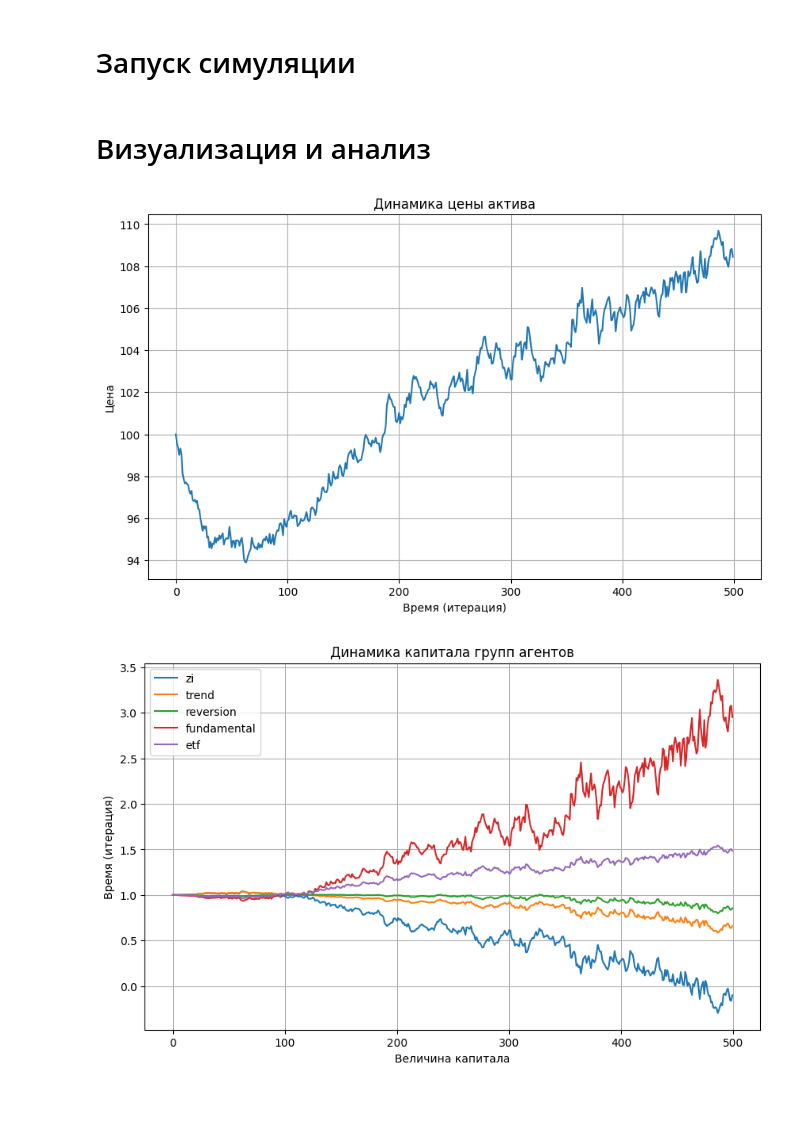
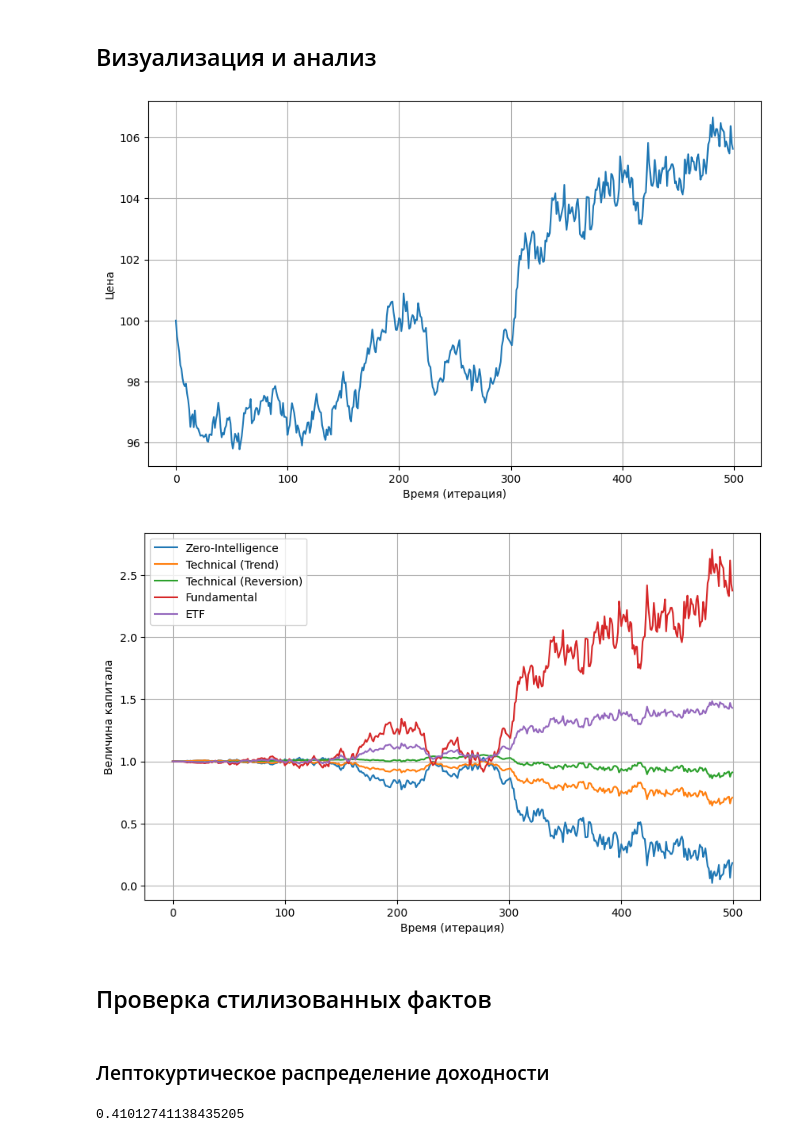
Before and after one commit to eura17/agent-based-financial-market, a Jupyter notebook: research/simulation.ipynb, the cells around one changed output. Drawn from its saved outputs; the diff is of its cells as text; code cells hidden in the pictures; blank space fills up the shorter version.

```diff
--- a/research/simulation.ipynb
+++ b/research/simulation.ipynb
@@ -42,10 +49,10 @@ def init_tech_reversion_agents(windows_size: list[int] = [2, 3, 4, 5], pct: floa
     ]
 
 def init_fundamental_agents(
-    mu: float = 0.000185,
-    sigma: float = 0.000199,
-    min: float = (1 - 0.06) ** (1 / 90) - 1,
-    max: float = (1 + 0.06) ** (1 / 90) - 1,
+    mu: float = 0.000172,
+    sigma: float = 0.000193,
+    min: float = -0.000624,
+    max: float = 0.000624,
     pct: float = 0.05,
 ) -> list[FundamentalTrader]:
     return [
@@ -77,11 +76,17 @@ agents = (
-# %% [markdown]
-# Запуск симуляции
 # %%
+random.seed(777)
+
 engine = Engine()
 engine.run(
-    agents=agents,
+    agents=(
+        init_zi_agents()
+        + init_tech_trend_agents()
+        + init_tech_reversion_agents()
+        + init_fundamental_agents()
+        + init_etf_agents()
+    ),
     initial_price=INITIAL_PRICE,
     n_steps=N_STEPS,
 )
 # %% [markdown]
-# Визуализация и анализ
+## Визуализация и анализ
@@ -91,11 +93,10 @@ import matplotlib.pyplot as plt
 # %%
 price = pd.Series(engine.stats_monitor.prices)
 price.plot(
-    title="Динамика цены актива",
     ylabel="Цена",
     xlabel="Время (итерация)",
     grid=True,
     figsize=(10, 6),
 );
 # %% [output]
-[figure, old version]
+[figure, new version]
@@ -111,14 +114,27 @@ equity = pd.DataFrame(
         ]
         for bs in engine.stats_monitor.balance_stats
     ],
-    columns=["zi", "trend", "reversion", "fundamental", "etf"],
+    columns=[
+        "Zero-Intelligence",
+        "Technical (Trend)",
+        "Technical (Reversion)",
+        "Fundamental",
+        "ETF",
+    ],
 )
 (equity / equity.iloc[0].to_numpy()[None, :]).plot(
-    title="Динамика капитала групп агентов",
-    xlabel="Величина капитала",
-    ylabel="Время (итерация)",
+    xlabel="Время (итерация)",
+    ylabel="Величина капитала",
     grid=True,
     figsize=(10, 6),
 );
 # %% [output]
-[figure, old version]
+[figure, new version]
+# %% [markdown]
+## Проверка стилизованных фактов
+# %% [markdown]
+### Лептокуртическое распределение доходности
+# %%
+price.pct_change().kurt()
+# %% [output]
+0.41012741138435205
```
Also changed, not shown: parts of 18 cells of this notebook, 7 other files.
